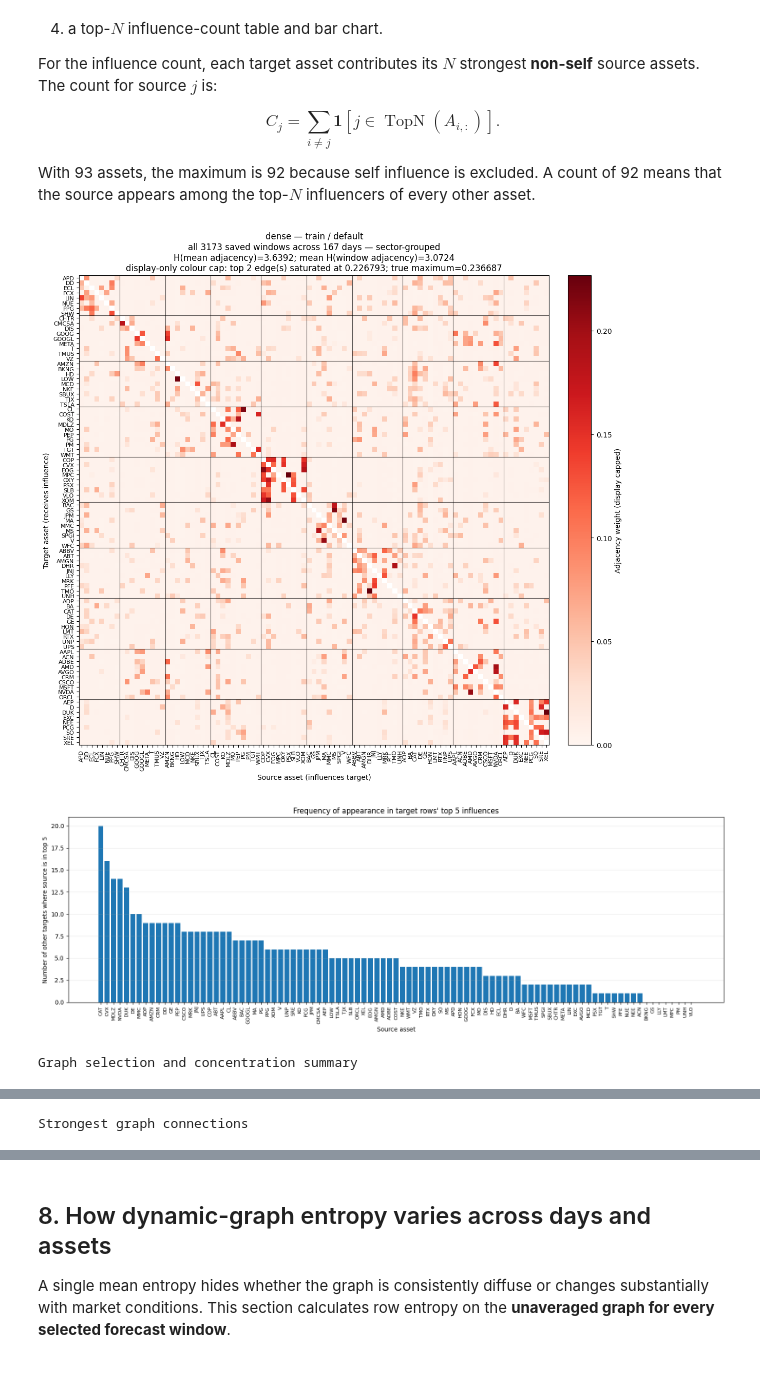
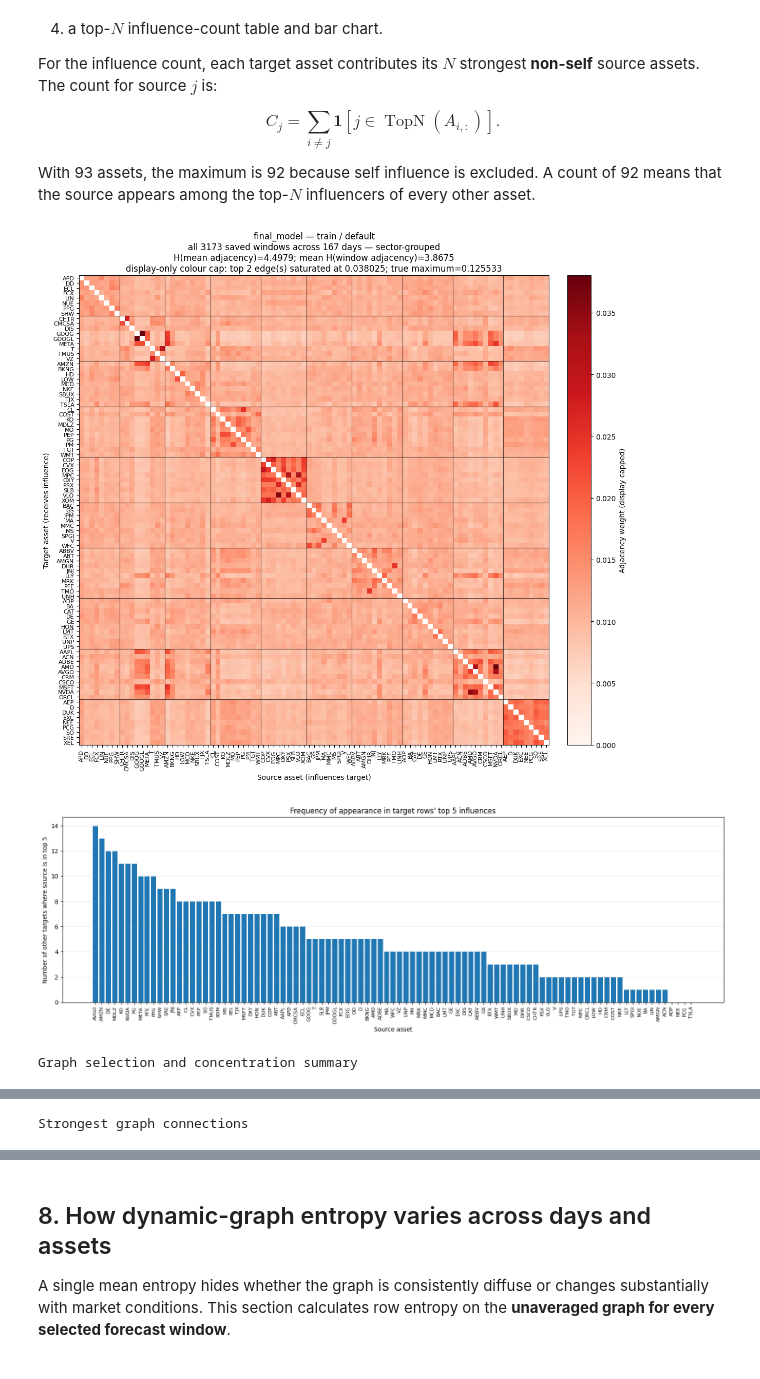
Before and after one commit to VishR-94/dynamic_graphs_thesis, a Jupyter notebook: notebooks/graph_hub.ipynb, the cells around one changed output, grey strips where cells are left out. Cells and saved outputs as stored; diff of their text form; code cells hidden in the pictures.

```diff
--- a/notebooks/graph_hub.ipynb
+++ b/notebooks/graph_hub.ipynb
@@ -336,36 +361,36 @@ With 93 assets, the maximum is 92 because self influence is excluded. A count of
 # - model: any exact folder under models_to_use, or a direct path.
 # - split: "train", "validation"/"val", or "test".
 # - policy: None reads a token model's selected saved policy; continuous ignores it.
 # - day/window: exact, None for averaging, or "random" as documented above.
 # - component: "selected", "base", or "dynamic" when saved.
 # - layer: -1 uses the selected graph; another integer selects a saved ST layer.
 # - head: "mean" averages graph heads, or pass a zero-based head index.
 # - top_n: number of non-self connections shown and counted.
 # - direction: "impacted_by" lists sources per target; "impacts" reverses the view.
 # - cluster: keep False for window-to-window comparison.
 graph_report = dge.analyse_graph(
-    "dense",
+    "final_model",
     split="train",
     policy=None,
     day=None,
     window=None,
     component="selected",
-    layer=2,
+    layer=-1,
     head="mean",
     top_n=5,
     direction="impacted_by",
     cluster=True,
     random_seed=np.random.randint(0,1e6),
     heatmap_cap_top_k=2
 )
 
 plt.show()
 
 display(dge.style_numeric_table(graph_report.summary, caption="Graph selection and concentration summary", precision=5))
 display(dge.style_numeric_table(graph_report.connections, caption="Strongest graph connections", precision=6))
 #display(dge.style_numeric_table(graph_report.top_source_frequency, caption="How often each asset appears in other assets' top-5 sources", precision=3))
 # %% [output]
-[figure, old version]
+[figure, new version]
-[figure, old version]
+[figure, new version]
 Graph selection and concentration summary
 |  | Run | Family | Split | Policy | Graph type | Component | Layer | Head | Selection | ... |
```
Also changed, not shown: parts of 4 cells of this notebook, 6 other files.
